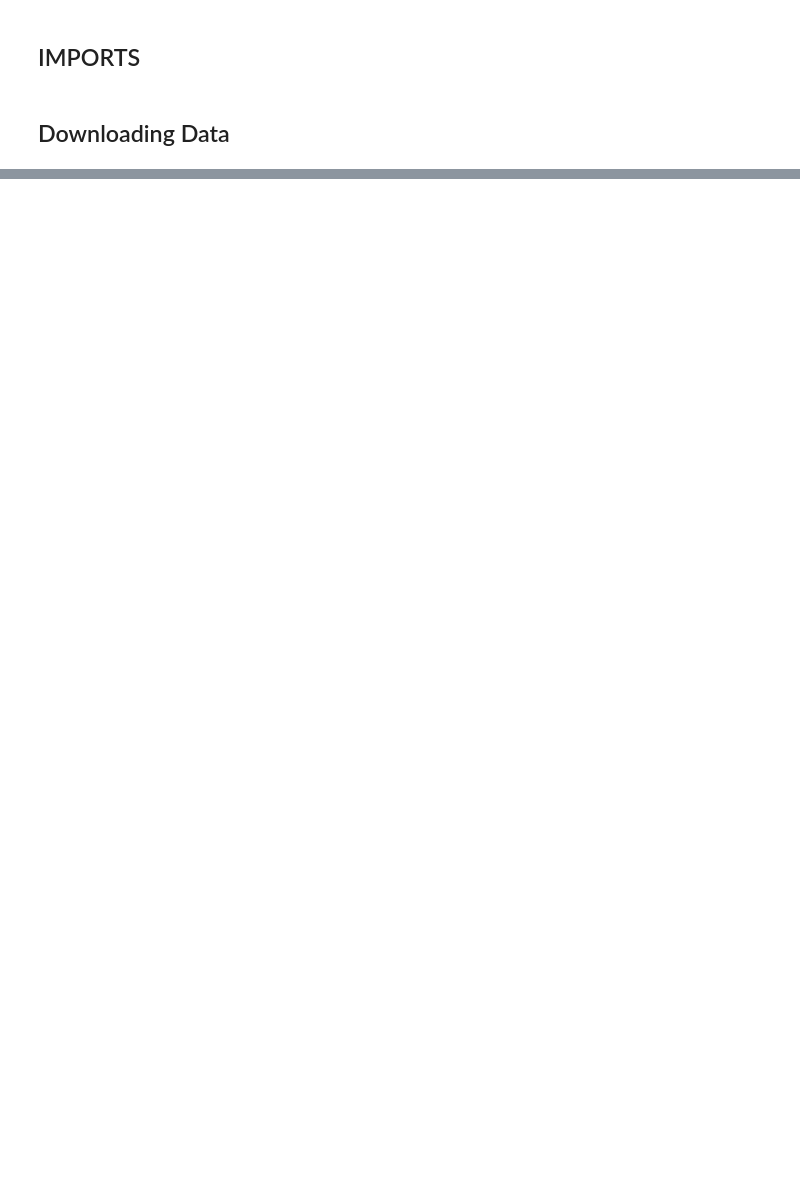
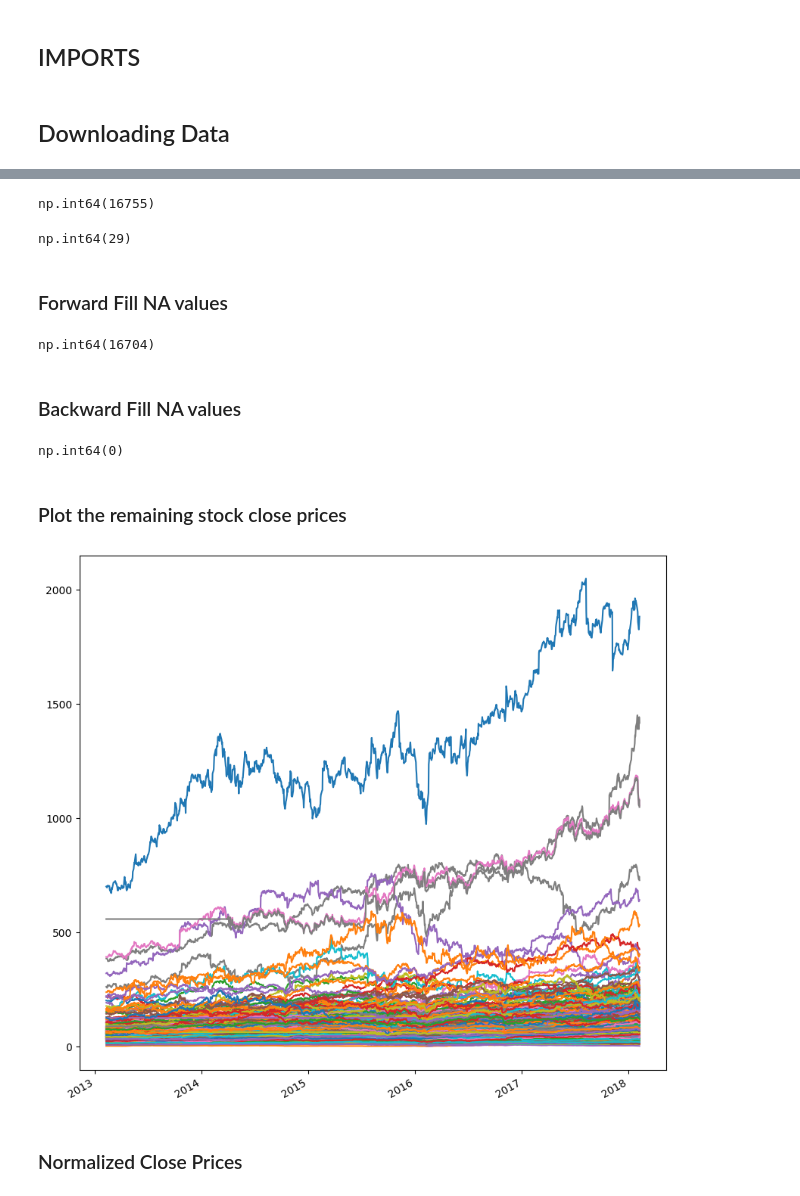
Before and after one commit to RANJEETH-RIKKALA/FINANCIAL_ENGINEERING_WITH_AI, a Jupyter notebook: Understanding_Financial_Data.ipynb, the cells around one changed output, grey strips where cells are left out. Cells and saved outputs as stored; diff of their text form; code cells hidden in the pictures; blank space fills up the shorter version.

```diff
--- a/Understanding_Financial_Data.ipynb
+++ b/Understanding_Financial_Data.ipynb
@@ -24,0 +283,33 @@ all_stocks_5yr.csv  100%[===================>]  28.21M  46.1MB/s    in 0.6s
+# %%
+close_prices.isna().sum().sum()
+# %% [output]
+np.int64(16755)
+# %%
+# Check how many stocks have missing value in the first row of Dataframe
+close_prices.iloc[0,:].isna().sum()
+# %% [output]
+np.int64(29)
+# %% [markdown]
+### Forward Fill NA values
+# %%
+close_prices.fillna(method='ffill', inplace=True)
+# %%
+close_prices.isna().sum().sum()
+# %% [output]
+np.int64(16704)
+# %% [markdown]
+### Backward Fill NA values
+# %%
+close_prices.bfill(inplace=True)
+# %%
+close_prices.isna().sum().sum()
+# %% [output]
+np.int64(0)
+# %% [markdown]
+### Plot the remaining stock close prices
+# %%
+close_prices.plot(legend=False,figsize=(10,10));
+# %% [output]
+[figure, added]
+# %% [markdown]
+### Normalized Close Prices
```
Also changed, not shown: parts of 33 cells of this notebook.
